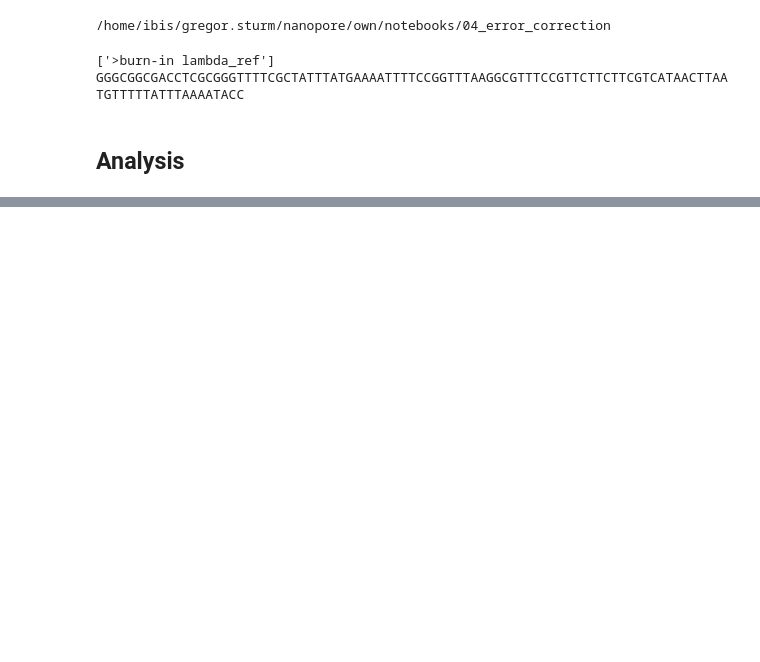
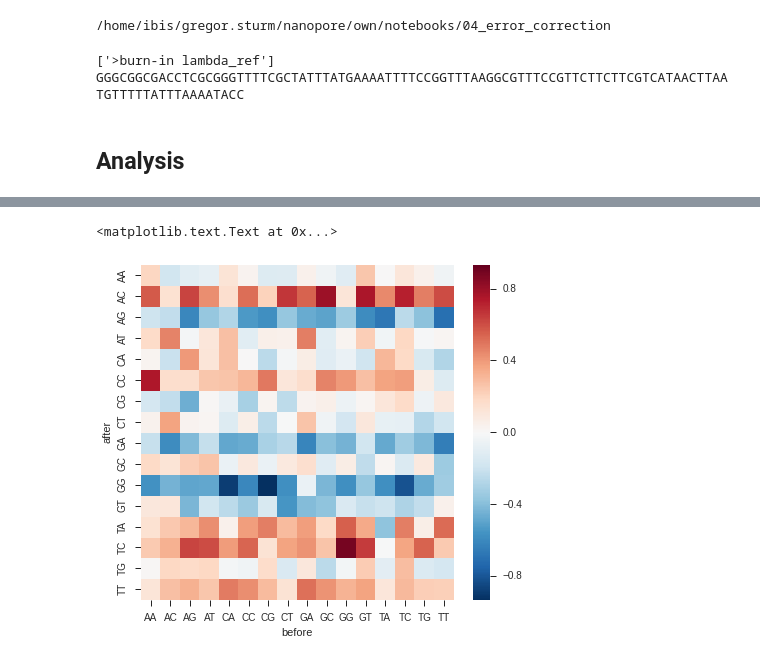
Before and after one commit to grst/nanopore-notebooks, a Jupyter notebook: 04_error_correction/context-features2.ipynb, the cells around one changed output, grey strips where cells are left out. Drawn from its saved outputs; the diff is of its cells as text; code cells hidden in the pictures; blank space fills up the shorter version.

```diff
--- a/04_error_correction/context-features2.ipynb
+++ b/04_error_correction/context-features2.ipynb
@@ -155,0 +184,9 @@ sns.heatmap(pandas.DataFrame(heatmap))
+# %%
+fig, ax = subplots(figsize=(7,6))
+heatmap_mean = np.nanmean(heatmaps2, axis=0)
+sns.heatmap(heatmap_mean, xticklabels = keys2, yticklabels=keys2, ax=ax)
+ax.set_xlabel("before")
+ax.set_ylabel("after")
+# %% [output]
+<matplotlib.text.Text at 0x...>
+[figure, added]
```
Also changed, not shown: parts of 14 cells of this notebook, 1 other file.
